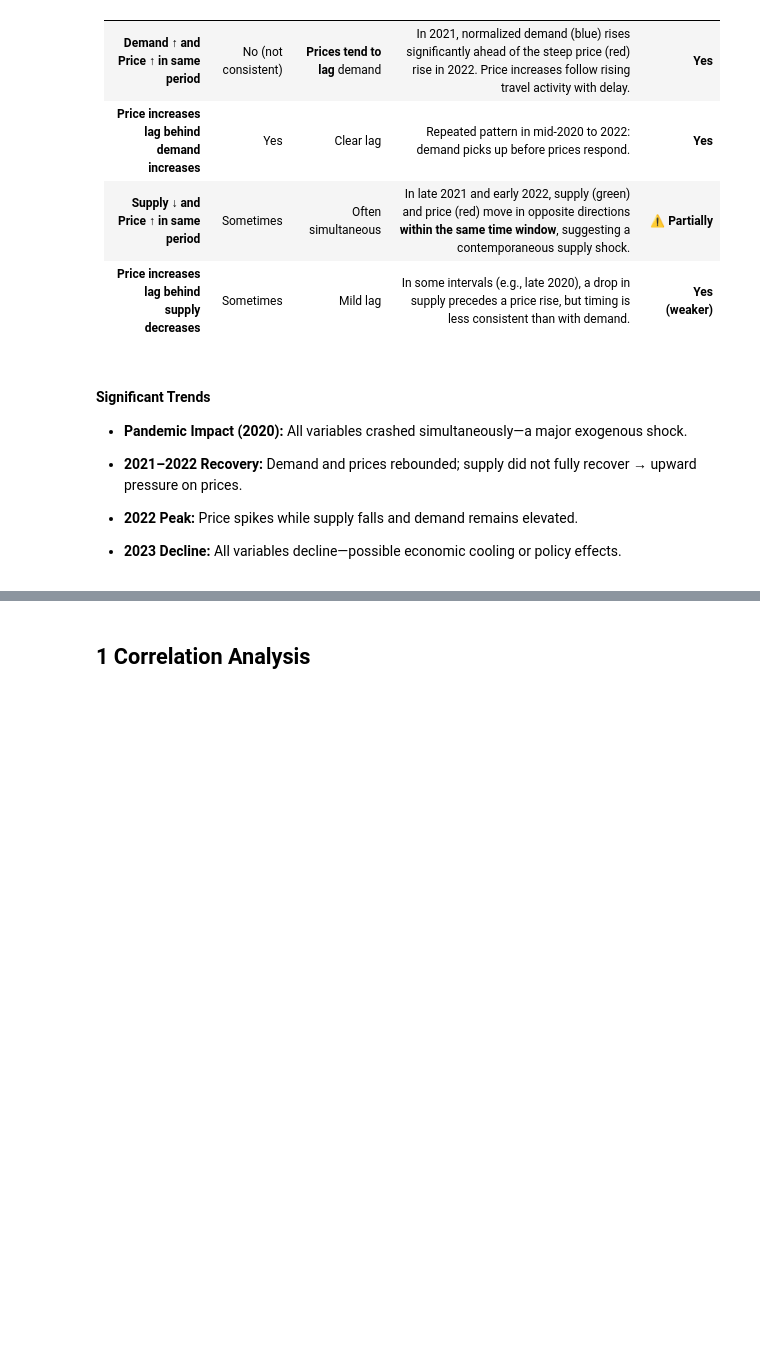
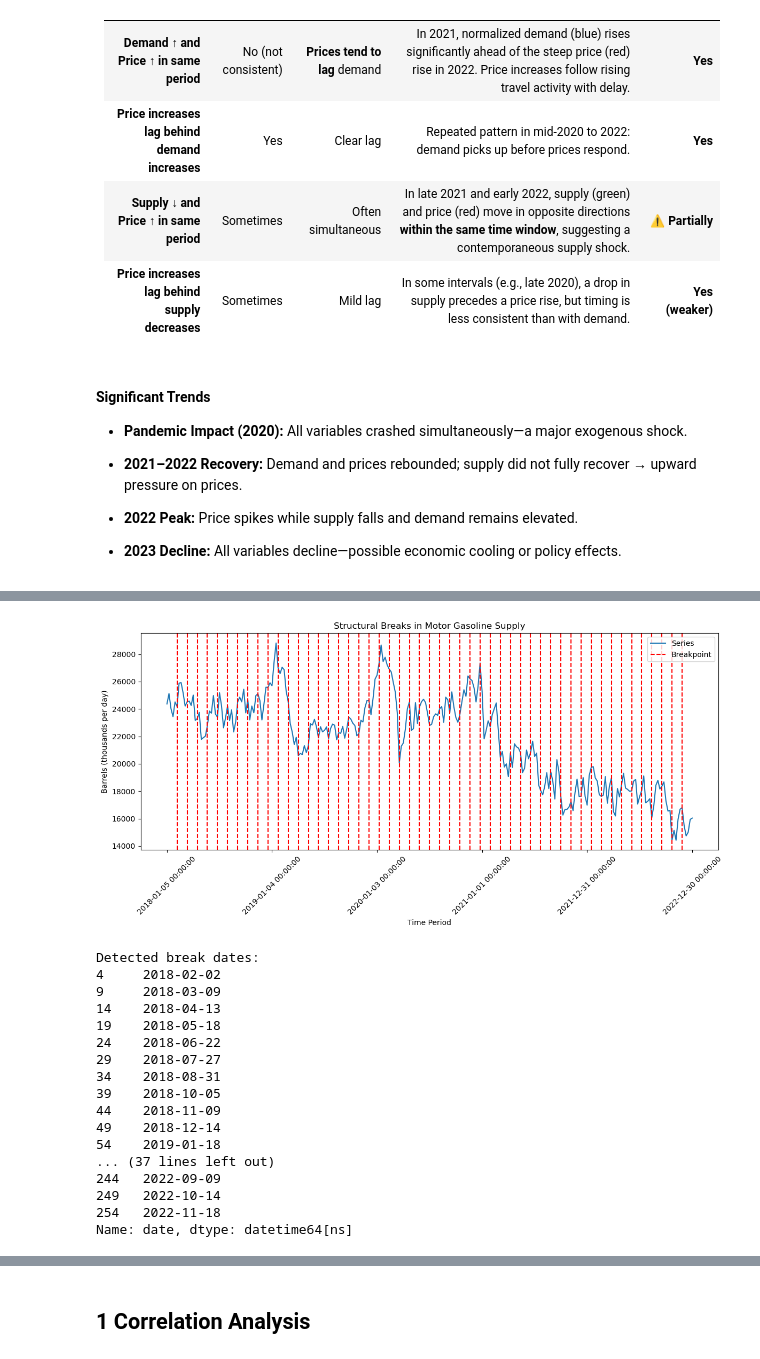
Before and after one commit to zenbean/Citadel-Women-s-Datathon-2025, a Jupyter notebook: consumer.ipynb, the cells around one changed output, grey strips where cells are left out. Cells and saved outputs as stored; diff of their text form; code cells hidden in the pictures; blank space fills up the shorter version.

```diff
--- a/consumer.ipynb
+++ b/consumer.ipynb
@@ -373,0 +361,27 @@ plt.show()
+# %%
+structural_break(
+    column=supply['motor_gasoline_barrels'],
+    title="Structural Breaks in Motor Gasoline Supply",
+    xlabel="Time Period",
+    ylabel="Barrels (thousands per day)",
+    date_column=supply['date']
+)
+# %% [output]
+[figure, added]
+Detected break dates:
+4     2018-02-02
+9     2018-03-09
+14    2018-04-13
+19    2018-05-18
+24    2018-06-22
+29    2018-07-27
+34    2018-08-31
+39    2018-10-05
+44    2018-11-09
+49    2018-12-14
+54    2019-01-18
+... (37 lines left out)
+244   2022-09-09
+249   2022-10-14
+254   2022-11-18
+Name: date, dtype: datetime64[ns]
```
Also changed, not shown: parts of 28 cells of this notebook.
